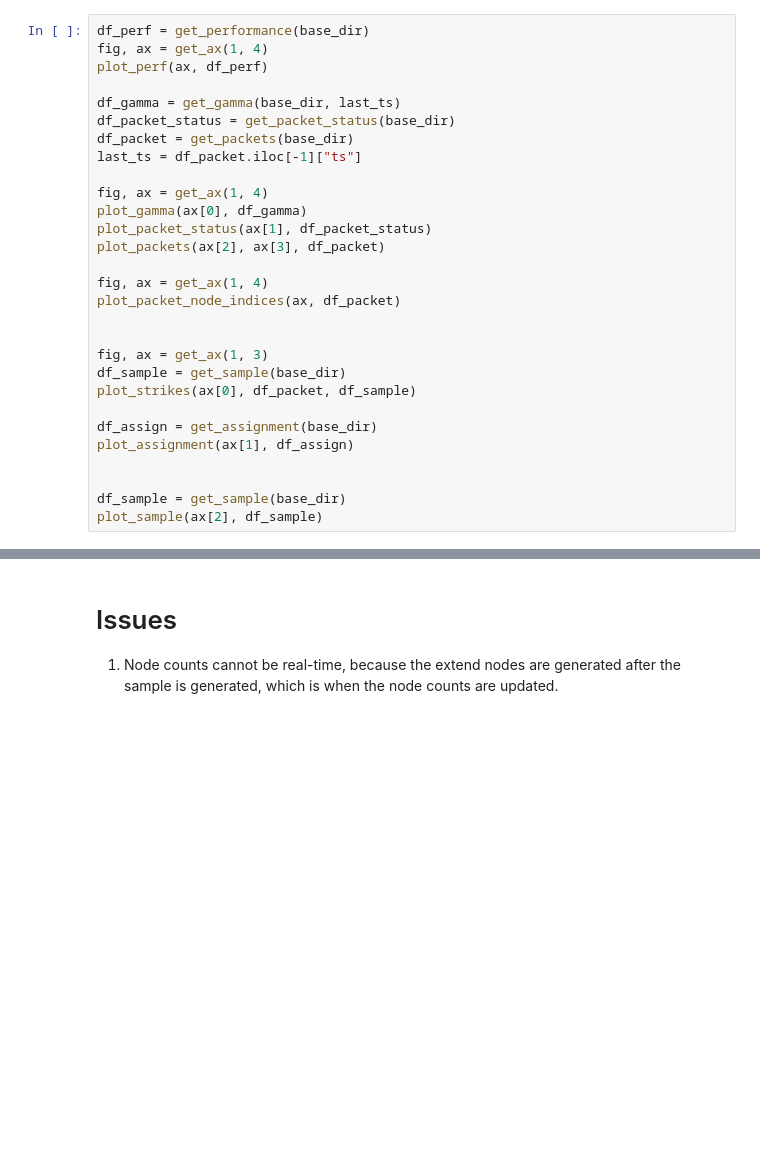
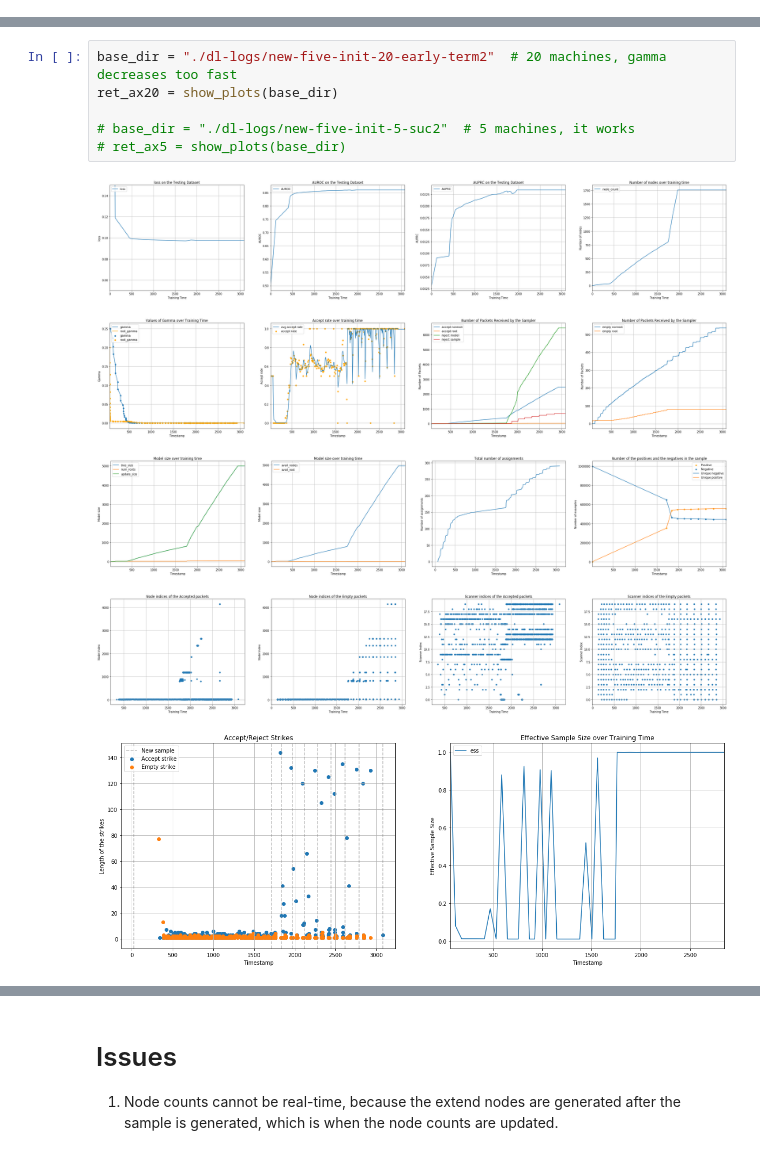
Before and after one commit to arapat/sparrow-analysis, a Jupyter notebook: tmsn-dt/SparrowLogs-Dashboard.ipynb, the cells around one changed output, grey strips where cells are left out. Saved outputs shown, nothing was run; the diff lists cells and outputs as text; blank space fills up the shorter version.

Commit message:
added plot ess

```diff
--- a/tmsn-dt/SparrowLogs-Dashboard.ipynb
+++ b/tmsn-dt/SparrowLogs-Dashboard.ipynb
@@ -352,29 +410,0 @@ def plot_perf(ax, df_perf);
-# %%
-df_perf = get_performance(base_dir)
-fig, ax = get_ax(1, 4)
-plot_perf(ax, df_perf)
-
-df_gamma = get_gamma(base_dir, last_ts)
-df_packet_status = get_packet_status(base_dir)
-df_packet = get_packets(base_dir)
-last_ts = df_packet.iloc[-1]["ts"]
-
-fig, ax = get_ax(1, 4)
-plot_gamma(ax[0], df_gamma)
-plot_packet_status(ax[1], df_packet_status)
-plot_packets(ax[2], ax[3], df_packet)
-
-fig, ax = get_ax(1, 4)
-plot_packet_node_indices(ax, df_packet)
-
-
-fig, ax = get_ax(1, 3)
-df_sample = get_sample(base_dir)
-plot_strikes(ax[0], df_packet, df_sample)
-
-df_assign = get_assignment(base_dir)
-plot_assignment(ax[1], df_assign)
-
-
-df_sample = get_sample(base_dir)
-plot_sample(ax[2], df_sample)
@@ -385,0 +499,12 @@ plot_sample(ax[2], df_sample)
+# %%
+base_dir = "./dl-logs/new-five-init-20-early-term2"  # 20 machines, gamma decreases too fast
+ret_ax20 = show_plots(base_dir)
+
+# base_dir = "./dl-logs/new-five-init-5-suc2"  # 5 machines, it works
+# ret_ax5 = show_plots(base_dir)
+# %% [output]
+[figure, added]
+[figure, added]
+[figure, added]
+[figure, added]
+[figure, added]
```
Also changed, not shown: parts of 6 cells of this notebook.
